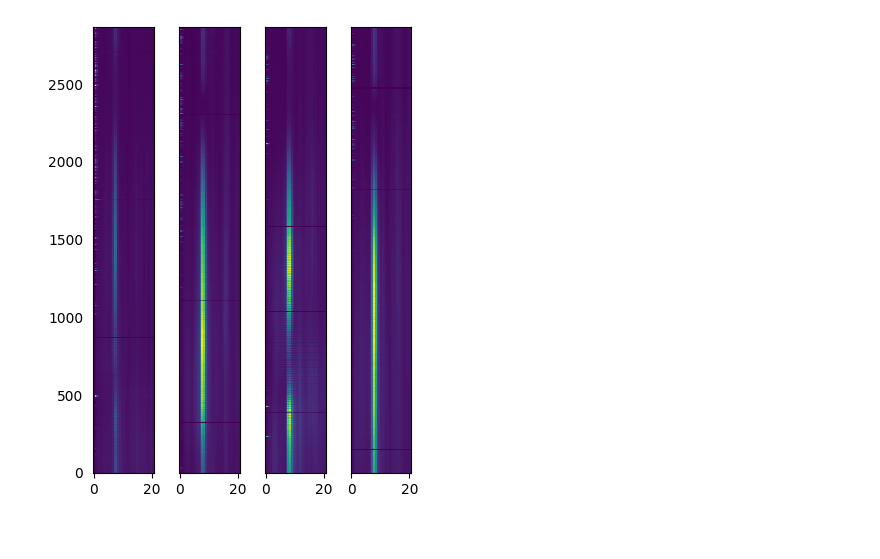
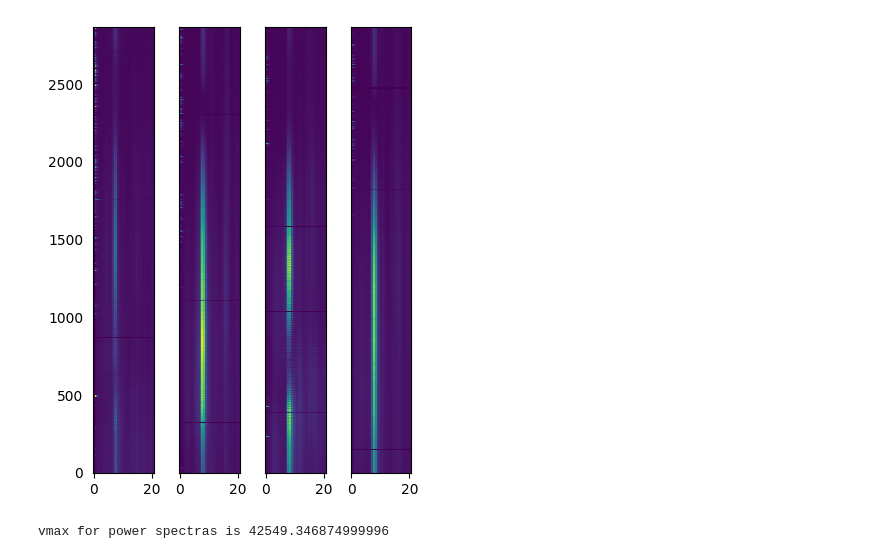
Before and after one commit to HDClark94/Elrond, a Jupyter notebook: src/Elrond/P3_CurrentAnalysis/plot_lfp_across_shank.ipynb, the cells around one changed output. Drawn from its saved outputs; the diff is of its cells as text; code cells hidden in the pictures.

Commit message:
add multicontext experiment and lfp plots

```diff
--- a/src/Elrond/P3_CurrentAnalysis/plot_lfp_across_shank.ipynb
+++ b/src/Elrond/P3_CurrentAnalysis/plot_lfp_across_shank.ipynb
@@ -64,50 +45,8 @@ plt.show()
-# %%
-project_path = "/mnt/datastore/Harry/Cohort11_april2024/"
-derivative_path = "/mnt/datastore/Harry/Cohort11_april2024/derivatives/"
-
-start_time = 0
-end_time = 1*60
-
-# get sorting analyzer and unit locations
-vr_session_base_names = [
-                      "M20_D23_2024-05-25_14-54-34_VR1",
-                      "M20_D24_2024-05-26_14-49-32_VR1",
-                      "M20_D25_2024-05-27_14-24-21_VR1",
-                      "M20_D26_2024-05-28_15-18-55_VR1"]
-fig, axs = plt.subplots(1, 4, figsize=(4, 5), sharey=True)
-
-power_spectras_all = []
-for i, vr_name in enumerate(vr_session_base_names):
-    mouse = vr_name.split("_")[0]
-    day = vr_name.split("_")[1]
-    recording_path =  f"{project_path}vr/{vr_name}"
-    vr_path = f"{derivative_path}{mouse}/{day}/vr/{vr_name}/processed/kilosort4/spikes.pkl"
-    sorting_analyzer_path = f"{derivative_path}{mouse}/{day}/ephys/sorting_analyzer"
-    spike_data_vr = pd.read_pickle(vr_path); spike_data_vr["firing_times_vr"] = spike_data_vr["firing_times"]
-
-    recording_mono, rec_samples = make_recording_from_paths_and_get_times([recording_path])
-
-    reordered_recording = si.depth_order(recording_mono, channel_ids=None, dimensions=('y'), flip=True)
-
-    traces = reordered_recording.get_traces(start_frame=int(start_time * settings.sampling_rate), end_frame=int(end_time * settings.sampling_rate))
-    traces = np.transpose(traces)
-
-    power_spectras = []
-    for ch_trace in traces:
-        f, power_spectrum_channel = signal.welch(ch_trace, fs=settings.sampling_rate, nperseg=50000, scaling='spectrum')
-        power_spectras.append((f*power_spectrum_channel))
-    power_spectras = np.array(power_spectras)
-    locations = np.linspace(reordered_recording.get_channel_locations()[0,1],
-                            reordered_recording.get_channel_locations()[-1, 1],
-                            num=len(reordered_recording.get_channel_locations()))
-
-    X, Y = np.meshgrid(f[:35], locations)
-    cmap = plt.cm.get_cmap("viridis")
-    cmap.set_bad("white")
-    axs[i].pcolormesh(X, Y, power_spectras[:, :35], cmap=cmap, shading="auto")
-    axs[i].tick_params(axis='y', which='both', left=False, right=False)
-    power_spectras_all.append(power_spectras)
-plt.tight_layout()
-plt.show()
-# %% [output]
-[figure, removed]
+# %%
+plot_lfp_across_shanks(recording_basenames=["M20_D23_2024-05-25_14-54-34_VR1",
+                                            "M20_D24_2024-05-26_14-49-32_VR1",
+                                            "M20_D25_2024-05-27_14-24-21_VR1",
+                                            "M20_D26_2024-05-28_15-18-55_VR1"], recording_subfolder="/mnt/datastore/Harry/Cohort11_april2024/vr/")
+# %% [output]
+[figure, added]
+vmax for power spectras is 42549.346874999996
```
Also changed, not shown: parts of 7 cells of this notebook, 4 other files.
